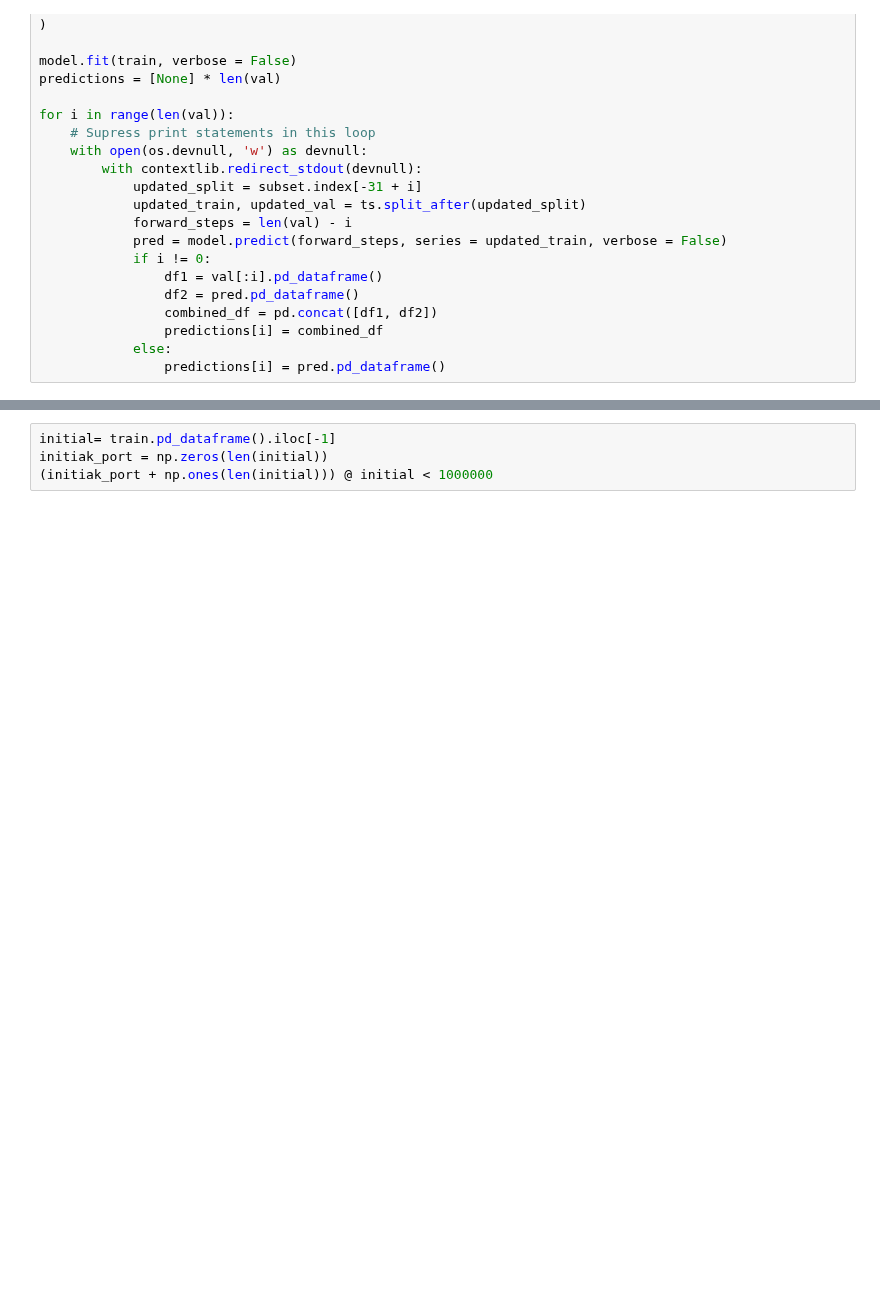
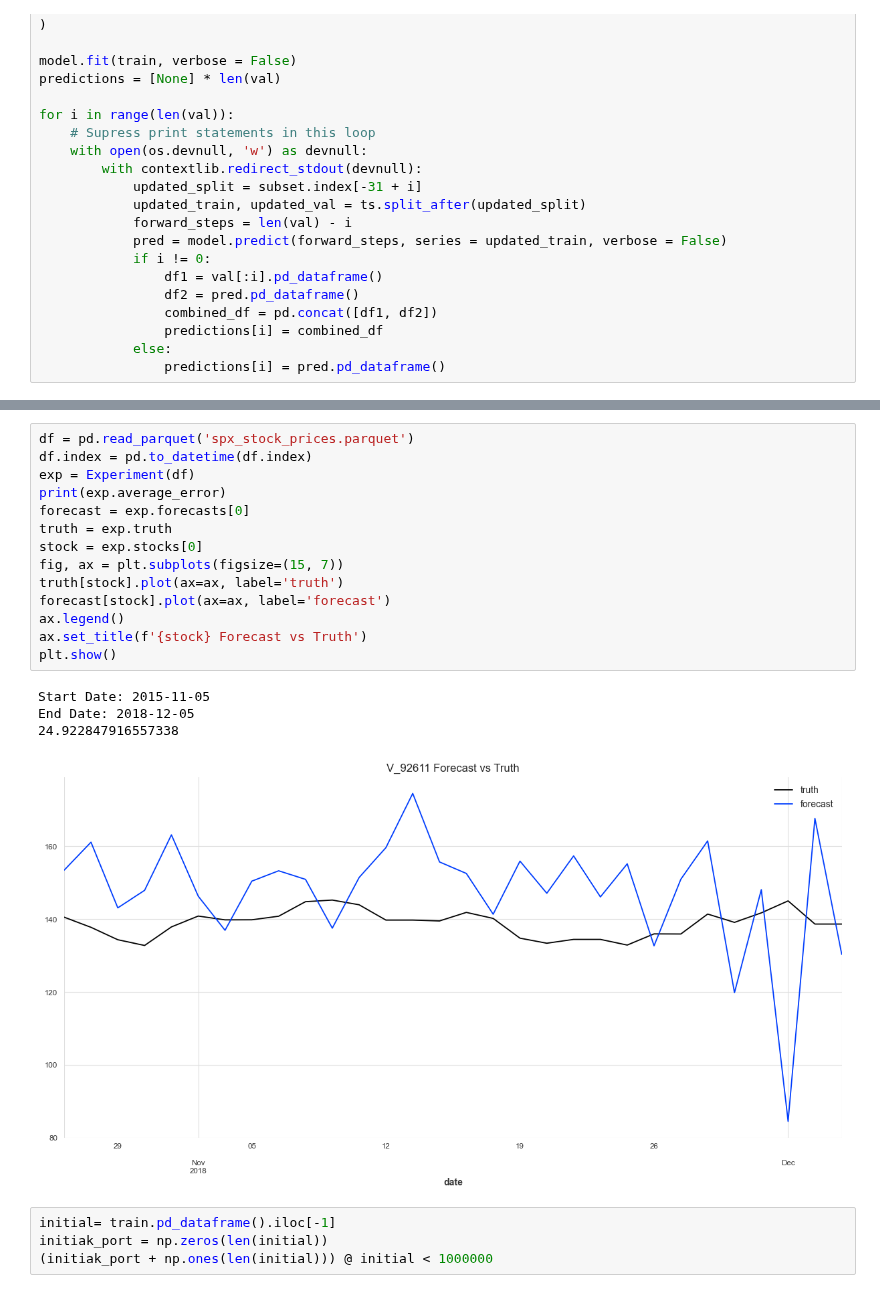
Before and after one commit to upadhyan/Portfolio-Changeover-Optimization, a Jupyter notebook: forecasting_dev.ipynb, the cells around one changed output, grey strips where cells are left out. Saved outputs shown, nothing was run; the diff lists cells and outputs as text; blank space fills up the shorter version.

Commit message:
created test experiments

```diff
--- a/forecasting_dev.ipynb
+++ b/forecasting_dev.ipynb
@@ -212,3 +221,22 @@ for i in range(len(val)):
+# %%
+df = pd.read_parquet('spx_stock_prices.parquet')
+df.index = pd.to_datetime(df.index)
+exp = Experiment(df)
+print(exp.average_error)
+forecast = exp.forecasts[0]
+truth = exp.truth
+stock = exp.stocks[0]
+fig, ax = plt.subplots(figsize=(15, 7))
+truth[stock].plot(ax=ax, label='truth')
+forecast[stock].plot(ax=ax, label='forecast')
+ax.legend()
+ax.set_title(f'{stock} Forecast vs Truth')
+plt.show()
+# %% [output]
+Start Date: 2015-11-05
+End Date: 2018-12-05
+24.922847916557338
+[figure, added]
 # %%
 initial= train.pd_dataframe().iloc[-1]
 initiak_port = np.zeros(len(initial))
```
Also changed, not shown: parts of 3 cells of this notebook, 6 other files.
